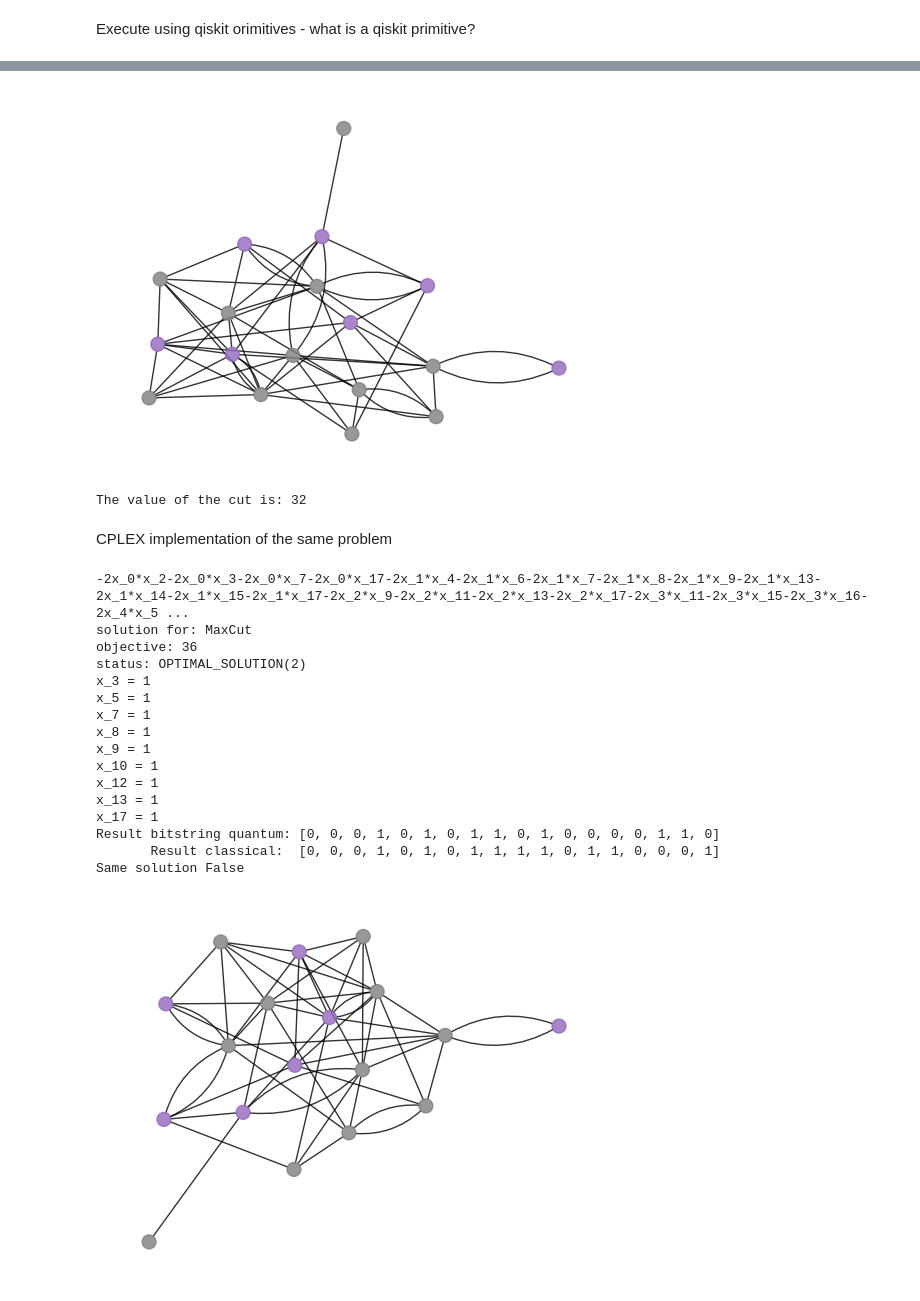
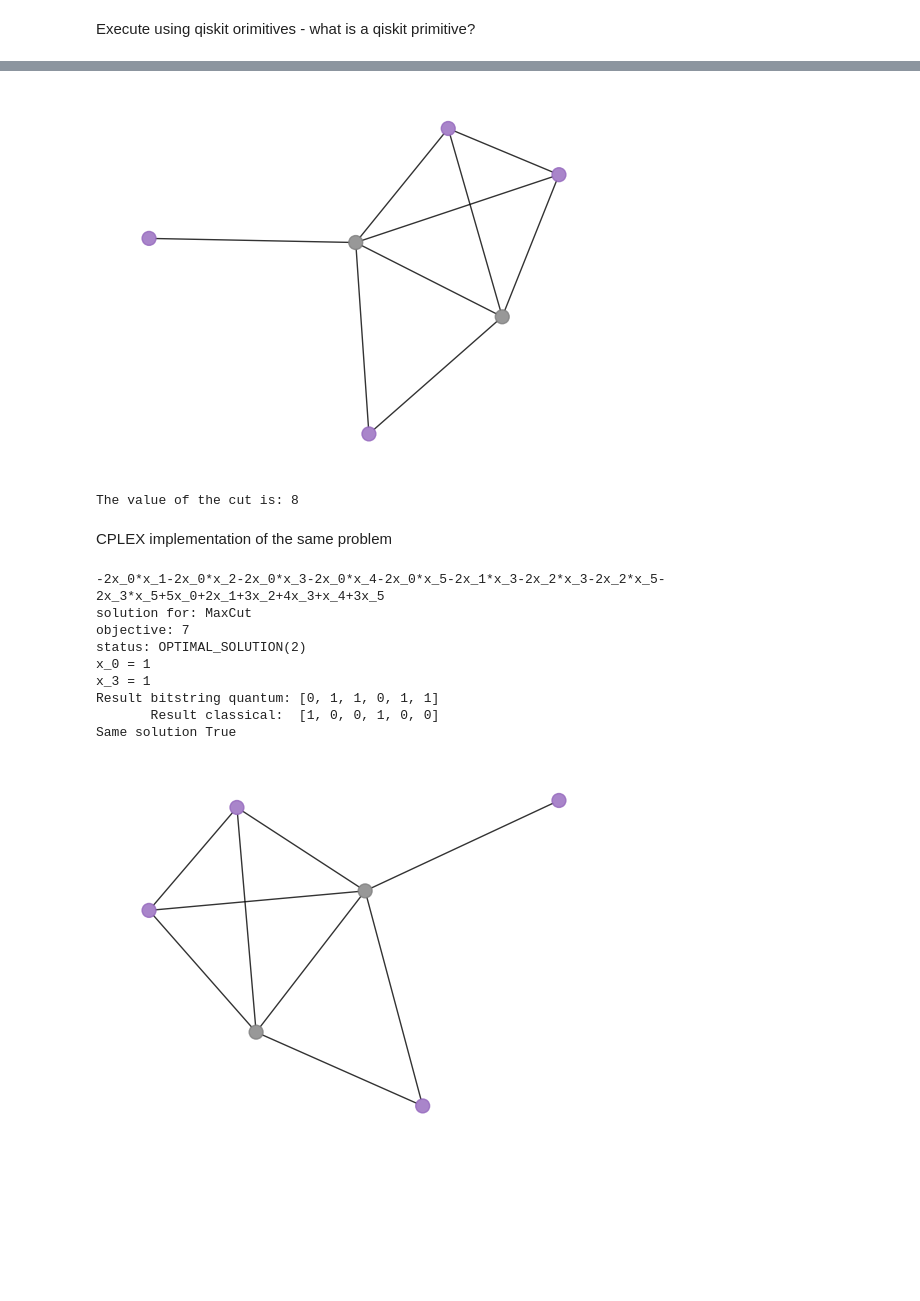
Before and after one commit to Smeidir/QAOA, a Jupyter notebook: MaxCutQaoa.ipynb, the cells around one changed output, grey strips where cells are left out. Saved outputs shown, nothing was run; the diff lists cells and outputs as text; code cells hidden in the pictures; blank space fills up the shorter version.

```diff
--- a/MaxCutQaoa.ipynb
+++ b/MaxCutQaoa.ipynb
@@ -43,7 +43,7 @@ def make_random_graph(nodes = 5):
 
     return graph
 
-num_qubits = 18
+num_qubits =6
 depth = 3
 graph = make_random_graph(num_qubits)
 
@@ -280,7 +260,7 @@ def plot_result(G, x):
 
 plot_result(graph, most_likely_bitstring)
 # %% [output]
-[figure, old version]
+[figure, new version]
 # %%
 from typing import Sequence
 def evaluate_sample(x: Sequence[int], graph: rx.PyGraph) -> float:
@@ -291,7 +271,7 @@ def evaluate_sample(x: Sequence[int], graph: rx.PyGraph) -> float:
 cut_value= evaluate_sample(most_likely_bitstring, graph)
 print('The value of the cut is:', cut_value)
 # %% [output]
-The value of the cut is: 32
+The value of the cut is: 8
 # %% [markdown]
 CPLEX implementation of the same problem
 # %%
@@ -308,46 +288,40 @@ variables = mdl.binary_var_list(len(graph), name='x')
 objective = 0
 
 for i,var in enumerate(variables):
     for j,var2 in enumerate(variables):
         if i != j and i> j:
             try:
                 graph.get_edge_data(i,j)
                 objective += var + var2 - 2*var*var2
             except NoEdgeBetweenNodes:
                 pass
 
 print(objective)
 mdl.maximize(objective)
 
 solution = mdl.solve()
 
 
 solution.display()
 
 print("Result bitstring quantum:", most_likely_bitstring)
 
 bitstring = [int(var.solution_value) for var in variables]
-print("       Result classical: ", bitstring)
+print("Result classical: ", bitstring)
 
 bools = [a==b for a,b in zip(bitstring,most_likely_bitstring)]
+bools_reversed =[a!=b for a,b in zip(bitstring,most_likely_bitstring)]
 plot_result(graph, most_likely_bitstring)
 
-print("Same solution", all(bools))
+print("Same solution", all(bools) or all(bools_reversed)) #same cut but different partitions
 # %% [output]
--2x_0*x_2-2x_0*x_3-2x_0*x_7-2x_0*x_17-2x_1*x_4-2x_1*x_6-2x_1*x_7-2x_1*x_8-2x_1*x_9-2x_1*x_13-2x_1*x_14-2x_1*x_15-2x_1*x_17-2x_2*x_9-2x_2*x_11-2x_2*x_13-2x_2*x_17-2x_3*x_11-2x_3*x_15-2x_3*x_16-2x_4*x_5 ...
+-2x_0*x_1-2x_0*x_2-2x_0*x_3-2x_0*x_4-2x_0*x_5-2x_1*x_3-2x_2*x_3-2x_2*x_5-2x_3*x_5+5x_0+2x_1+3x_2+4x_3+x_4+3x_5
 solution for: MaxCut
-objective: 36
+objective: 7
 status: OPTIMAL_SOLUTION(2)
+x_0 = 1
 x_3 = 1
-x_5 = 1
-x_7 = 1
-x_8 = 1
-x_9 = 1
-x_10 = 1
-x_12 = 1
-x_13 = 1
-x_17 = 1
-Result bitstring quantum: [0, 0, 0, 1, 0, 1, 0, 1, 1, 0, 1, 0, 0, 0, 0, 1, 1, 0]
-       Result classical:  [0, 0, 0, 1, 0, 1, 0, 1, 1, 1, 1, 0, 1, 1, 0, 0, 0, 1]
-Same solution False
+Result bitstring quantum: [0, 1, 1, 0, 1, 1]
+       Result classical:  [1, 0, 0, 1, 0, 0]
+Same solution True
-[figure, old version]
+[figure, new version]
```
Also changed, not shown: parts of 12 cells of this notebook, 56 other files.
